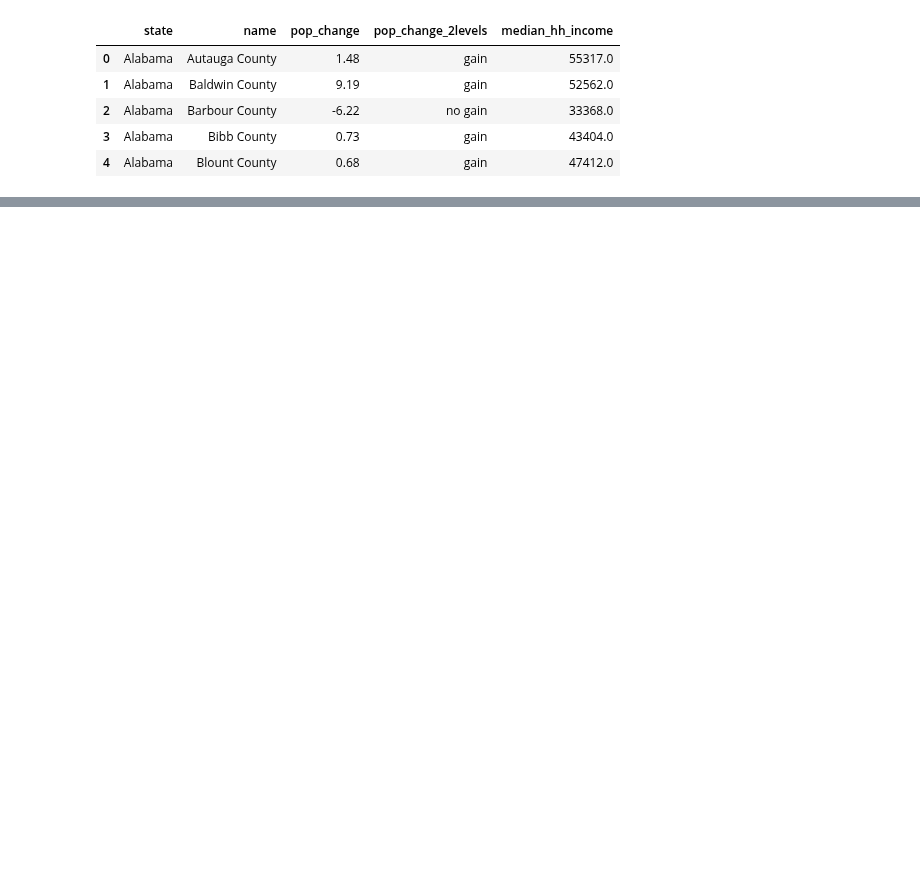
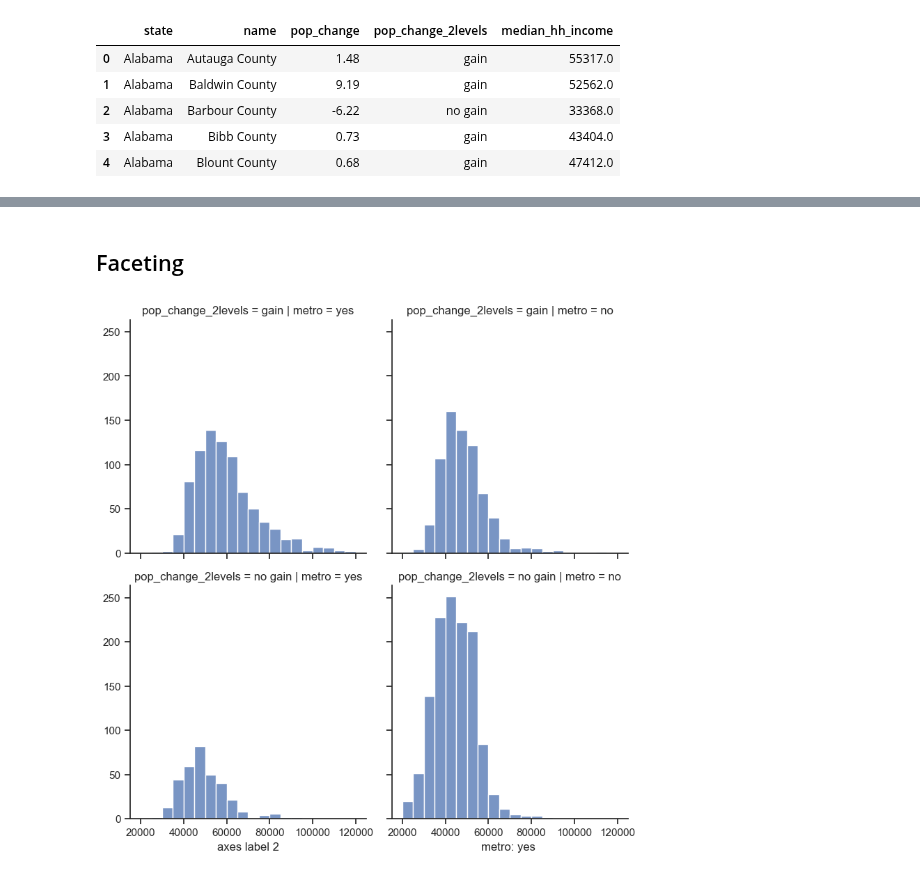
Before and after one commit to kirenz/eda, a Jupyter notebook: 04-6-comparisons-across-groups.ipynb, the cells around one changed output, grey strips where cells are left out. Drawn from its saved outputs; the diff is of its cells as text; code cells hidden in the pictures; blank space fills up the shorter version.

```diff
--- a/04-6-comparisons-across-groups.ipynb
+++ b/04-6-comparisons-across-groups.ipynb
@@ -106,0 +100,14 @@ plt.show();
+# %% [markdown]
+## Faceting
+# %%
+
+
+g = sns.FacetGrid(df, col="metro",  row="pop_change_2levels", height=4 )
+g.map_dataframe(sns.histplot, x="median_hh_income", binwidth=5000, binrange=(20000, 120000))
+
+g.axes[1,1].set_xlabel('metro: yes ')
+g.axes[1,0].set_xlabel('axes label 2')
+
+plt.show();
+# %% [output]
+[figure, added]
```
Also changed, not shown: parts of 15 cells of this notebook, 2 other files.
